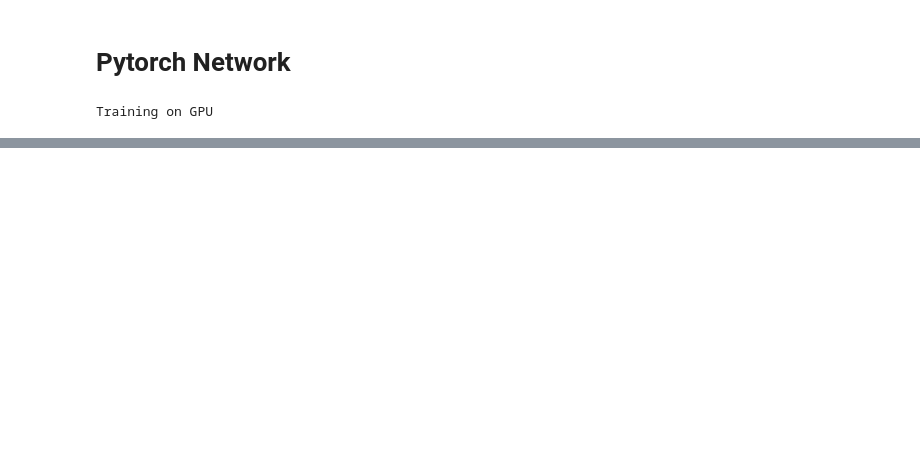
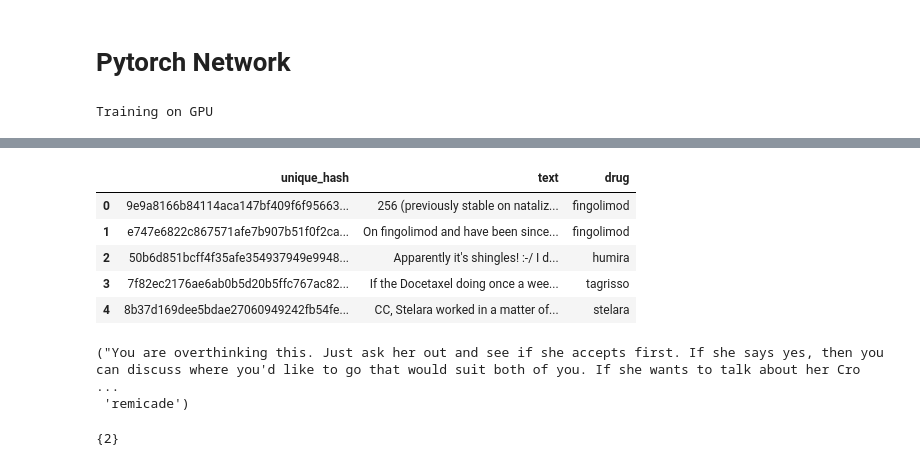
Before and after one commit to tshanmukh/innoplexus_challenge_sentiment_analysis, a Jupyter notebook: sentiment_analysis.ipynb, the cells around one changed output, grey strips where cells are left out. Saved outputs shown, nothing was run; the diff lists cells and outputs as text; code cells hidden in the pictures; blank space fills up the shorter version.

```diff
--- a/sentiment_analysis.ipynb
+++ b/sentiment_analysis.ipynb
@@ -627,0 +638,17 @@ KeyboardInterrupt: ignored
+# %%
+test_csv = pd.read_csv(root_path + 'dataset/test.csv')
+test_csv.head()
+# %% [output]
+|  | unique_hash | text | drug |
+| 0 | 9e9a8166b84114aca147bf409f6f95663... | 256 (previously stable on nataliz... | fingolimod |
+| 1 | e747e6822c867571afe7b907b51f0f2ca... | On fingolimod and have been since... | fingolimod |
+| 2 | 50b6d851bcff4f35afe354937949e9948... | Apparently it's shingles! :-/ I d... | humira |
+| 3 | 7f82ec2176ae6ab0b5d20b5ffc767ac82... | If the Docetaxel doing once a wee... | tagrisso |
+| 4 | 8b37d169dee5bdae27060949242fb54fe... | CC, Stelara worked in a matter of... | stelara |
+# %%
+# parse_review(review[0],review[1].translate(table).replace('’','').replace('–','').lower(), drugs_list)
+
+list(test_csv.text)[20], list(test_csv.drug)[20],
+# %% [output]
+("You are overthinking this. Just ask her out and see if she accepts first. If she says yes, then you can discuss where you'd like to go that would suit both of you. If she wants to talk about her Cro ...
+ 'remicade')
@@ -627,0 +680,5 @@ KeyboardInterrupt: ignored
+# %%
+sub = pd.read_csv(root_path+'submission.csv')
+set(sub.sentiment)
+# %% [output]
+{2}
```
Also changed, not shown: parts of 20 cells of this notebook.
